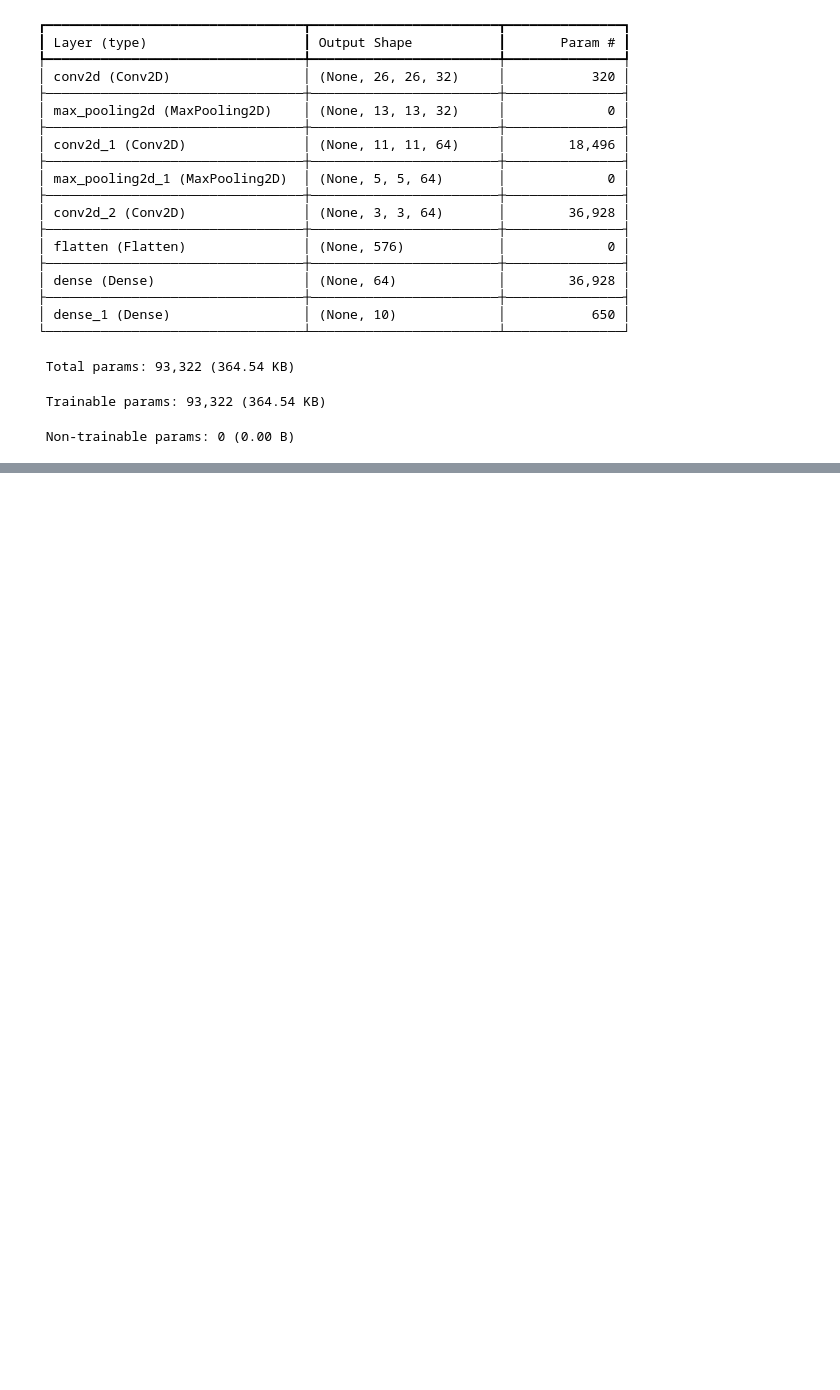
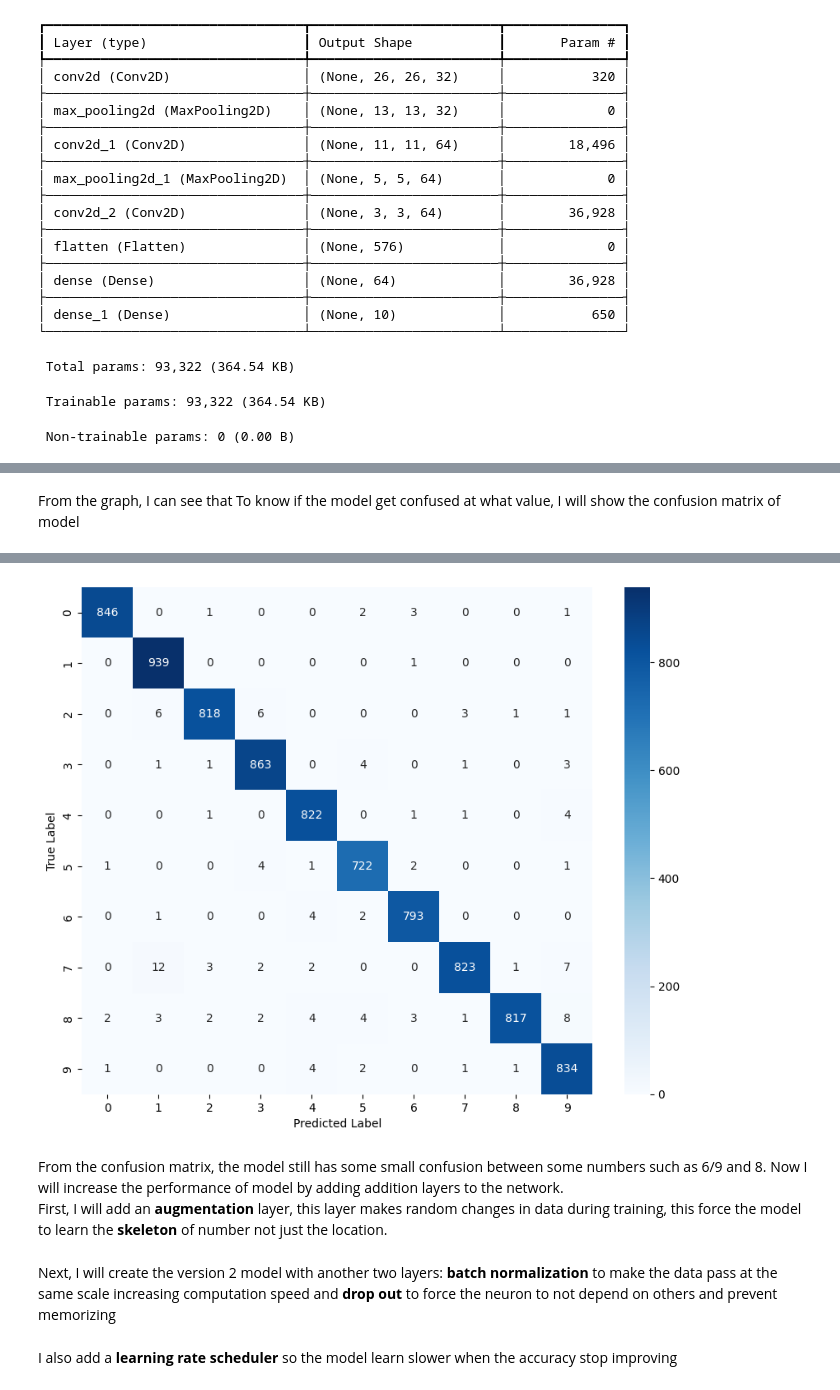
Before and after one commit to darkha03/Kaggle_Challenge, a Jupyter notebook: digit_recognizer.ipynb, the cells around one changed output, grey strips where cells are left out. Saved outputs shown, nothing was run; the diff lists cells and outputs as text; code cells hidden in the pictures; blank space fills up the shorter version.

```diff
--- a/digit_recognizer.ipynb
+++ b/digit_recognizer.ipynb
@@ -139,0 +148,20 @@ plt.show()
+# %% [markdown]
+From the graph, I can see that
+To know if the model get confused at what value, I will show the confusion matrix of model
+# %%
+from sklearn.metrics import confusion_matrix
+
+# 1. Get the model's predictions on your validation data
+y_pred = model.predict(X_val)
+y_pred_classes = np.argmax(y_pred, axis=1)
+
+# 2. Compute the matrix
+cm = confusion_matrix(y_val, y_pred_classes)
+
+# 3. Plot the heatmap
+plt.figure(figsize=(10, 8))
+sns.heatmap(cm, annot=True, fmt='d', cmap='Blues')
+plt.xlabel('Predicted Label')
+plt.ylabel('True Label')
+plt.show()
+# %% [output]
@@ -139,0 +169,4 @@ plt.show()
+[figure, added]
+# %% [markdown]
+From the confusion matrix, the model still has some small confusion between some numbers such as 6/9 and 8. Now I will increase the performance of model by adding addition layers to the network.<br>
+First, I will add an **augmentation** layer, this layer makes random changes in data during training, this force the model to learn the **skeleton** of number not just the location.
@@ -139,0 +180,2 @@ plt.show()
+# %% [markdown]
+Next, I will create the version 2 model with another two layers: **batch normalization** to make the data pass at the same scale increasing computation speed and **drop out** to force the neuron to not depend on others and prevent memorizing
@@ -139,0 +200,2 @@ plt.show()
+# %% [markdown]
+I also add a **learning rate scheduler** so the model learn slower when the accuracy stop improving
```
Also changed, not shown: parts of 21 cells of this notebook.
